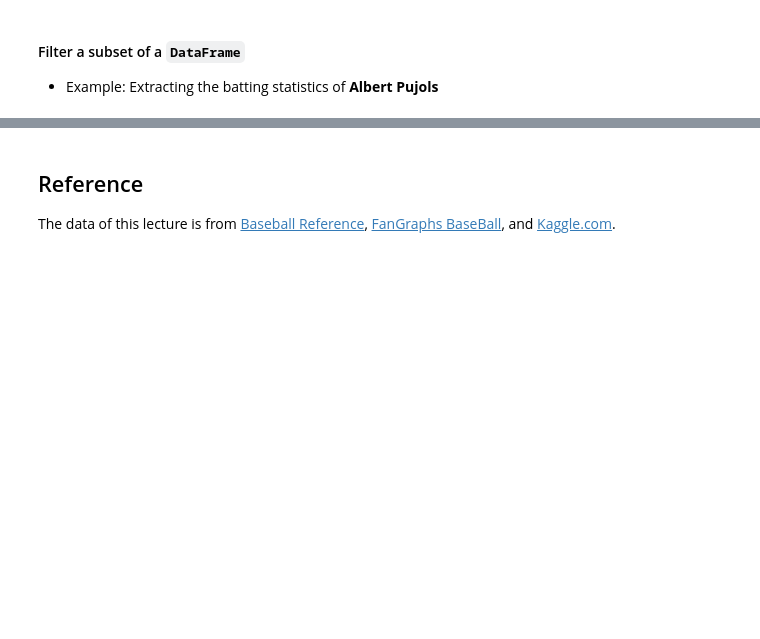
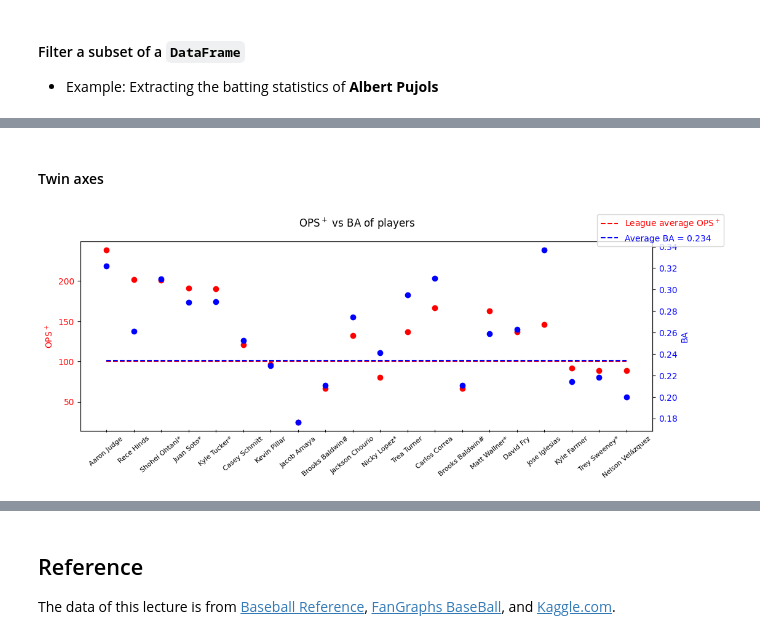
Before and after one commit to bruce88617/nycudopcs, a Jupyter notebook: Lectures/Lecture14/Lecture14.ipynb, the cells around one changed output, grey strips where cells are left out. Drawn from its saved outputs; the diff is of its cells as text; code cells hidden in the pictures; blank space fills up the shorter version.

```diff
--- a/Lectures/Lecture14/Lecture14.ipynb
+++ b/Lectures/Lecture14/Lecture14.ipynb
@@ -247,3 +279,5 @@ $$
 </details>
 
 - - -
+# %% [markdown]
+#### Twin axes
@@ -249,0 +381,6 @@ $$
+# %%
+data2024 = pd.read_excel("./data/data_batting16-24.xlsx", sheet_name="2024")
+
+plotStyle1(data2024)
+# %% [output]
+[figure, added]
```
Also changed, not shown: parts of 7 cells of this notebook, 7 other files.
